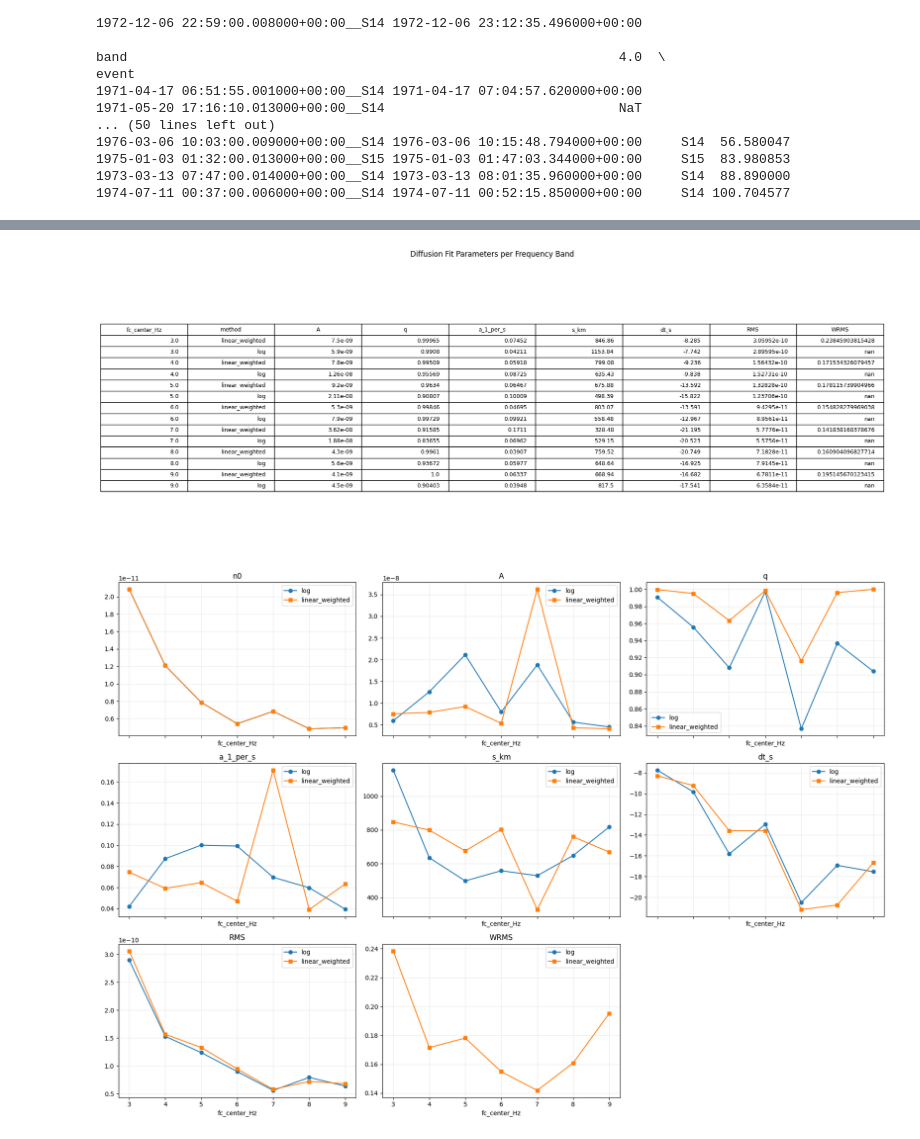
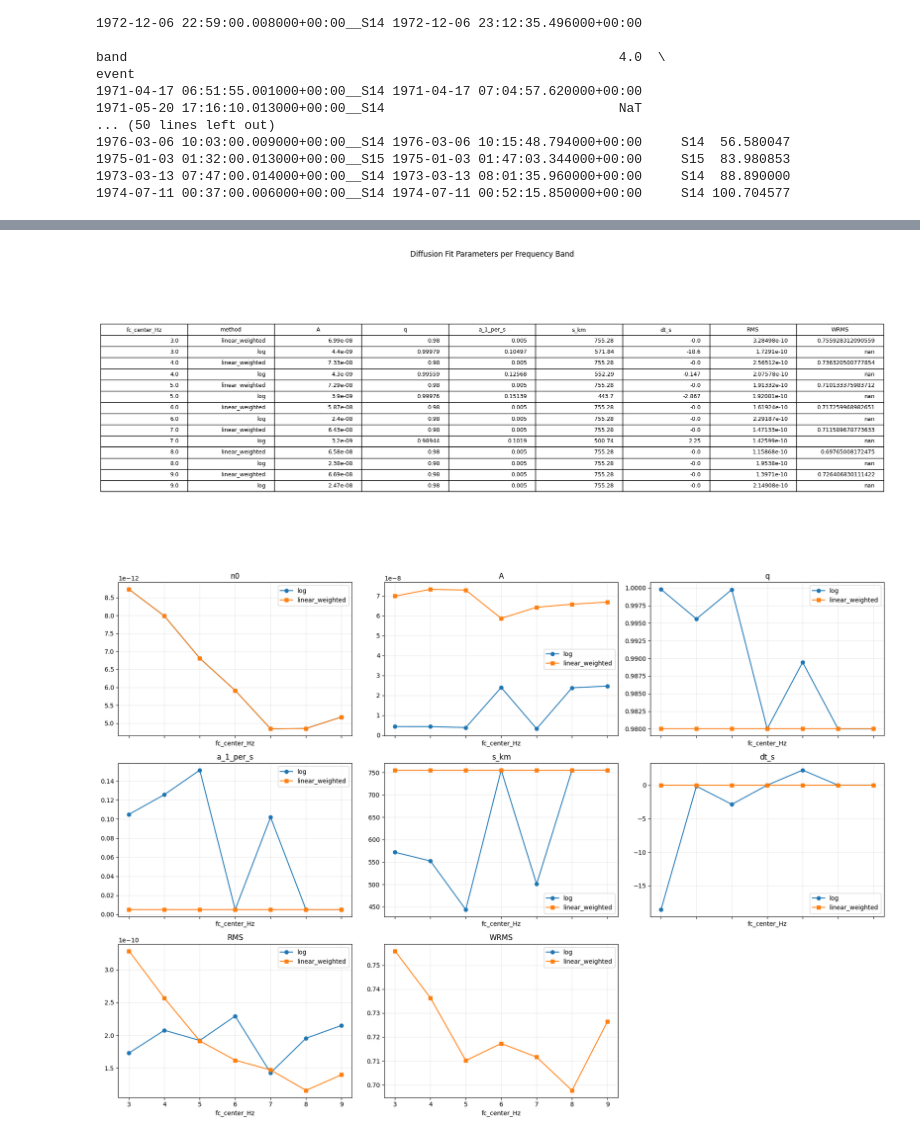
Before and after one commit to RamonMargarit/Heterogeneities-project, a Jupyter notebook: notebooks/Fit_Envelopes.ipynb, the cells around one changed output, grey strips where cells are left out. Drawn from its saved outputs; the diff is of its cells as text; code cells hidden in the pictures.

```diff
--- a/notebooks/Fit_Envelopes.ipynb
+++ b/notebooks/Fit_Envelopes.ipynb
@@ -362,7 +362,7 @@ from obspy import UTCDateTime
 tr_chosen, chosen_event, chosen_row = select_trace_and_event_by_epicentral_distance(
     out_df,
     event_to_trace,
-    target_deg=88,
+    target_deg=100,
     tol_deg=1.0,
     mode="closest"
 )
@@ -577,7 +577,7 @@ if pd.isna(t0_min_utc):
 t0_min_obspy = UTCDateTime(t0_min_utc.to_pydatetime())
 
 start_trim = t0_min_obspy - 30.0
-end_trim   = t0_min_obspy + 120
+end_trim   = t0_min_obspy + 450
 
 # Short trimmed trace (for fitting)
 tr_trimmed = tr_chosen.copy()
@@ -733,7 +733,7 @@ for i, fc_band in enumerate(frequency_bands):
 
     # Row formatting
     for ax in (ax_log, ax_lin):
-        ax.set_xlim(-50, 600)
+        ax.set_xlim(-50, 1000)
         ax.grid(True, which="both", alpha=0.2)
 
     ax_log.set_ylabel(f"{fc_band:.1f} ± {half_bw:.1f} Hz")
@@ -868,3 +868,3 @@ Number of bands: 7
-[figure, old version]
+[figure, new version]
-[figure, old version]
+[figure, new version]
 # %%
```
Also changed, not shown: parts of 3 cells of this notebook, 1 other file.
